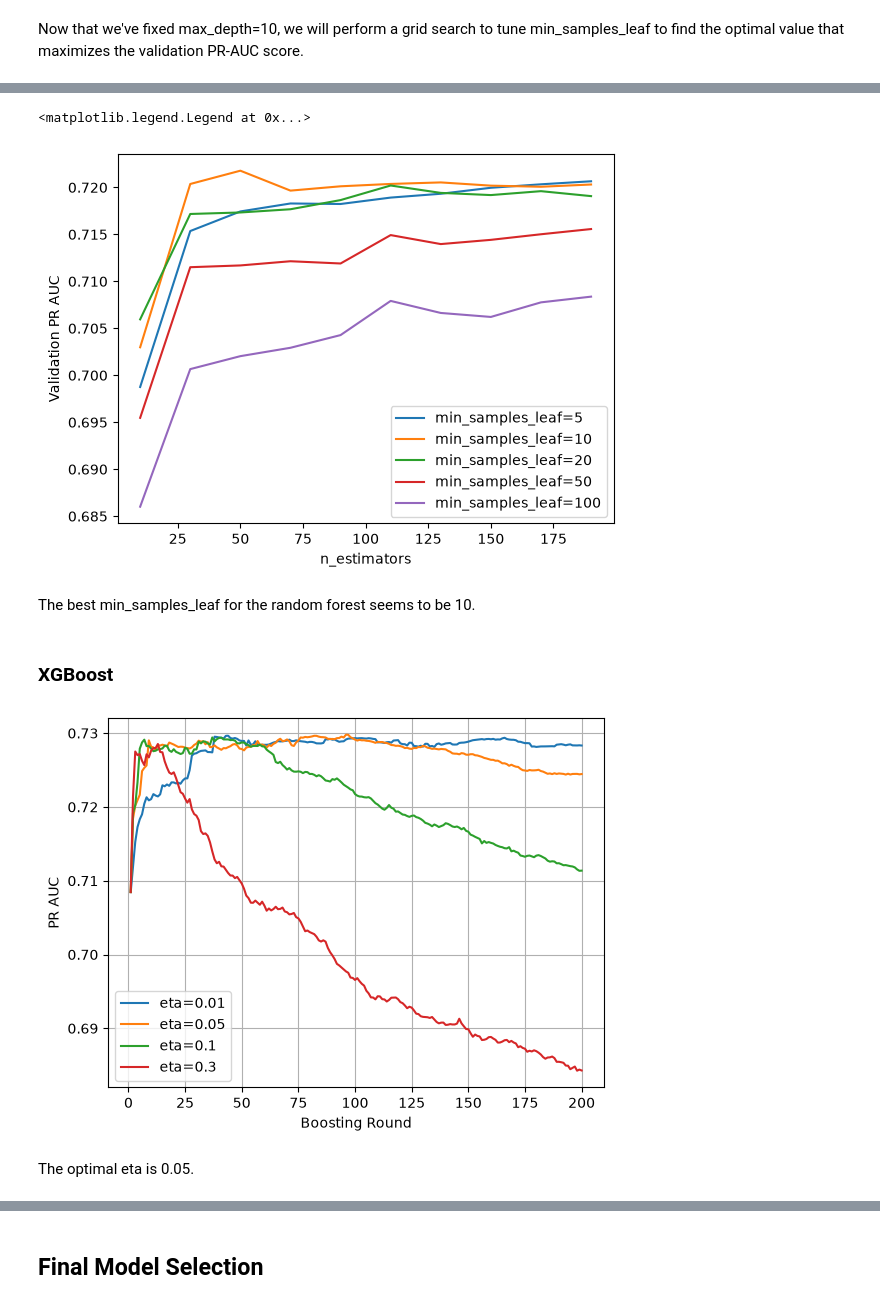
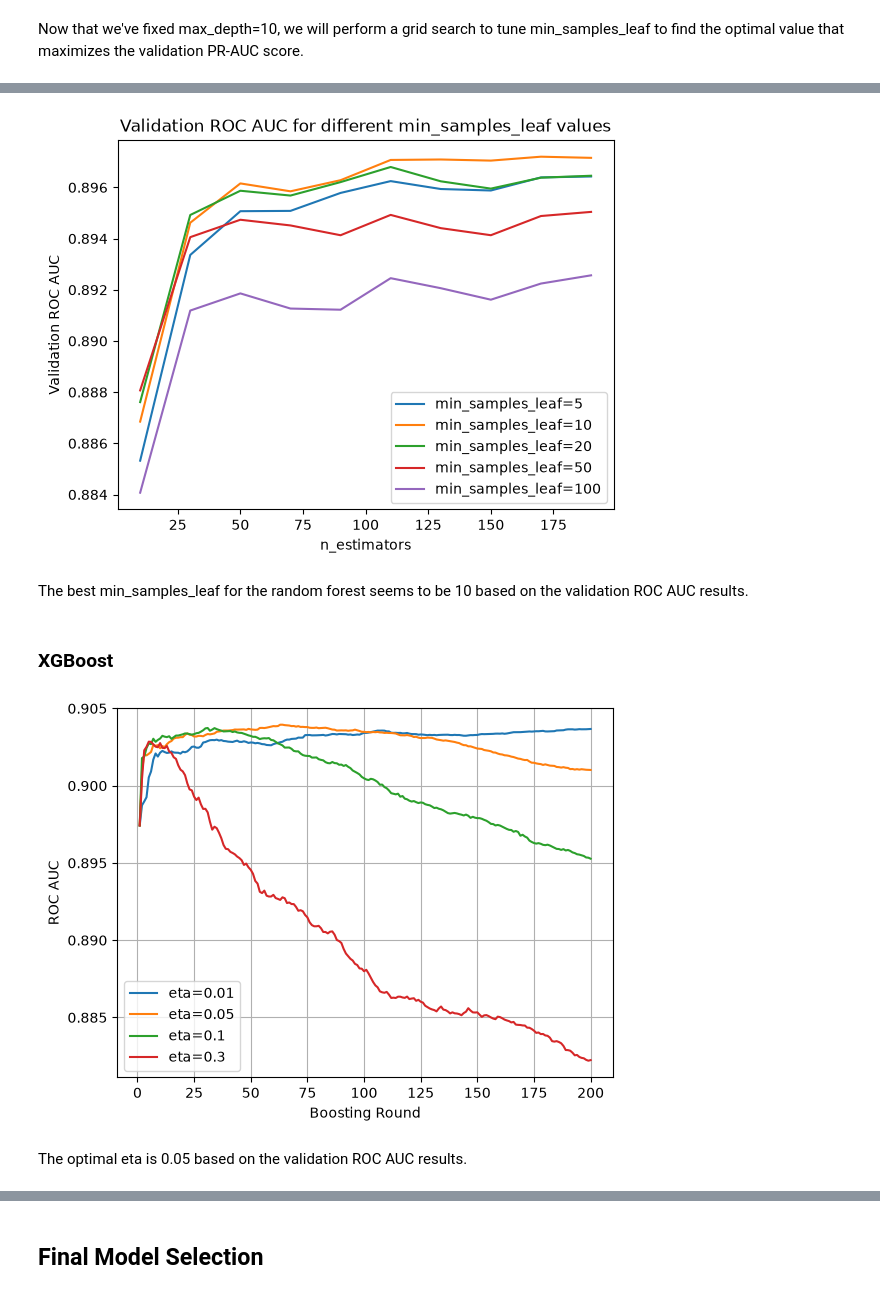
Before and after one commit to herblum/youtube-ml-project, a Jupyter notebook: notebook_log_reg_exp.ipynb, the cells around one changed output, grey strips where cells are left out. Drawn from its saved outputs; the diff is of its cells as text; code cells hidden in the pictures.

```diff
--- a/notebook_log_reg_exp.ipynb
+++ b/notebook_log_reg_exp.ipynb
@@ -370,9 +372,7 @@ cv = StratifiedKFold(n_splits=5, shuffle=True, random_state=42)
 # Outer Loop: Iterate over each hyperparameter candidate (C)
 for C in c_values:
     fold_roc_aucs = []
-    fold_pr_aucs = []
     fold_train_roc_aucs = []
-    fold_train_pr_aucs = []
     # Inner Loop: Iterate over the 5 training/validation splits
     for train_idx, val_idx in cv.split(df_train_linear, y_train):
         # 1. Slice the fold data
@@ -408,15 +408,13 @@ for C in c_values:
         train_probs = model.predict_proba(X_fold_train)[:, 1]
 
         fold_roc_aucs.append(roc_auc_score(y_fold_val, val_probs))
-        fold_pr_aucs.append(average_precision_score(y_fold_val, val_probs))
+        # fold_pr_aucs.append(average_precision_score(y_fold_val, val_probs))
         fold_train_roc_aucs.append(roc_auc_score(y_fold_train, train_probs))
-        fold_train_pr_aucs.append(average_precision_score(y_fold_train, train_probs))
+        # fold_train_pr_aucs.append(average_precision_score(y_fold_train, train_probs))
 
     # 8. Average the scores across the 5 folds for this C value
     print(
         f"C = {C:<6} | "
-        f"Mean ROC AUC: {np.mean(fold_roc_aucs):.4f} (+/- {np.std(fold_roc_aucs):.4f}) | "
-        f"Mean PR AUC: {np.mean(fold_pr_aucs):.4f} (+/- {np.std(fold_pr_aucs):.4f}) | "
-        f"Mean Train ROC AUC: {np.mean(fold_train_roc_aucs):.4f} (+/- {np.std(fold_train_roc_aucs):.4f}) | "
-        f"Mean Train PR AUC: {np.mean(fold_train_pr_aucs):.4f} (+/- {np.std(fold_train_pr_aucs):.4f})")
+        f"Mean Val ROC AUC: {np.mean(fold_roc_aucs):.4f} (+/- {np.std(fold_roc_aucs):.4f}) | "
+        f"Mean Train ROC AUC: {np.mean(fold_train_roc_aucs):.4f} (+/- {np.std(fold_train_roc_aucs):.4f})")
 # %% [output]
@@ -595,7 +577,7 @@ train_dicts = df_train_tree.to_dict(orient='records')
 dv = DictVectorizer(sparse=False)
 X_train = dv.fit_transform(train_dicts)
 
-dt_model = DecisionTreeClassifier(random_state=42, max_depth=6, min_samples_leaf=100)
+dt_model = DecisionTreeClassifier(random_state=42, max_depth=4, min_samples_leaf=100)
 dt_model.fit(X_train, y_train)
 
 print(export_text(dt_model, feature_names=list(dv.get_feature_names_out())))
@@ -722,16 +679,14 @@ Now that we've fixed max_depth=10, we will perform a grid search to tune min_sam
 # %%
 cv = StratifiedKFold(n_splits=5, shuffle=True, random_state=42)
 
-scores = []
+scores_roc = []
 
 for min_samples_leaf in [5, 10, 20, 50, 100]:
 
     for n in range(10, 201, 20):
 
         fold_roc_aucs = []
-        fold_pr_aucs = []
         fold_train_roc_aucs = []
-        fold_train_pr_aucs = []
 
         for train_idx, valid_idx in cv.split(df_train_tree, y_train):
 
@@ -753,7 +708,8 @@ for min_samples_leaf in [5, 10, 20, 50, 100]:
                         n_estimators=n,
                         max_depth=10,
                         min_samples_leaf=min_samples_leaf,
-                        random_state=42
+                        random_state=42,
+                        n_jobs=-1
                         )
 
             # 4. Fit the model on the training fold
@@ -765,16 +721,8 @@ for min_samples_leaf in [5, 10, 20, 50, 100]:
 
 
             fold_roc_aucs.append(roc_auc_score(y_fold_val, val_probs))
-            fold_pr_aucs.append(average_precision_score(y_fold_val, val_probs))
+            #fold_pr_aucs.append(average_precision_score(y_fold_val, val_probs))
             fold_train_roc_aucs.append(roc_auc_score(y_fold_train, train_probs))
-            fold_train_pr_aucs.append(average_precision_score(y_fold_train, train_probs))
+            #fold_train_pr_aucs.append(average_precision_score(y_fold_train, train_probs))
 
-        scores.append((min_samples_leaf, n, np.mean(fold_pr_aucs), np.mean(fold_train_pr_aucs)))
-
-        print(
-            f"min_samples_leaf = {min_samples_leaf:<6} | n_estimators = {n:<6} | "
-            f"Mean ROC AUC: {np.mean(fold_roc_aucs):.4f} (+/- {np.std(fold_roc_aucs):.4f}) | "
-            f"Mean PR AUC: {np.mean(fold_pr_aucs):.4f} (+/- {np.std(fold_pr_aucs):.4f}) | "
-            f"Mean Train ROC AUC: {np.mean(fold_train_roc_aucs):.4f} (+/- {np.std(fold_train_roc_aucs):.4f}) | "
-            f"Mean Train PR AUC: {np.mean(fold_train_pr_aucs):.4f} (+/- {np.std(fold_train_pr_aucs):.4f})"
-        )
+        scores_roc.append((min_samples_leaf, n, np.mean(fold_roc_aucs), np.mean(fold_train_roc_aucs)))
@@ -799,23 +729,24 @@ min_samples_leaf = 100    | n_estimators = 190    | Mean ROC AUC: 0.8926 (+/- 0.
 # %%
-columns = ['min_samples_leaf', 'n_estimators', 'val_pr', 'train_pr']
-df_scores = pd.DataFrame(scores, columns=columns)
+columns = ['min_samples_leaf', 'n_estimators', 'val_roc', 'train_roc']
+df_scores = pd.DataFrame(scores_roc, columns=columns)
 
 values = [5, 10, 20, 50, 100]
 
 
 for s in values:
     df_subset = df_scores[df_scores.min_samples_leaf == s]
-    plt.plot(df_subset.n_estimators, df_subset.val_pr,
+    plt.plot(df_subset.n_estimators, df_subset.val_roc,
              label='min_samples_leaf=%d' % s)
     plt.xlabel('n_estimators')
-    plt.ylabel('Validation PR AUC')
+    plt.ylabel('Validation ROC AUC')
+    plt.title('Validation ROC AUC for different min_samples_leaf values')
 
 plt.legend()
+plt.show()
 # %% [output]
-<matplotlib.legend.Legend at 0x...>
-[figure, old version]
+[figure, new version]
 # %% [markdown]
-The best min_samples_leaf for the random forest seems to be 10.
+The best min_samples_leaf for the random forest seems to be 10 based on the validation ROC AUC results.
 # %% [markdown]
 ### XGBoost
 # %%
@@ -869,14 +800,14 @@ cv_summary_df = scores_df.groupby(["eta", "boost_round"], as_index=False)["prauc
 # %%
 for eta, group in cv_summary_df.groupby("eta"):
-    plt.plot(group["boost_round"], group["prauc"], label=f"eta={eta}")
+    plt.plot(group["boost_round"], group["roc"], label=f"eta={eta}")
 
 plt.xlabel("Boosting Round")
-plt.ylabel("PR AUC")
+plt.ylabel("ROC AUC")
 plt.legend()
 plt.grid(True)
 plt.show()
 # %% [output]
-[figure, old version]
+[figure, new version]
 # %% [markdown]
-The optimal eta is 0.05.
+The optimal eta is 0.05 based on the validation ROC AUC results.
 # %%
```
Also changed, not shown: parts of 33 cells of this notebook, 10 other files.
